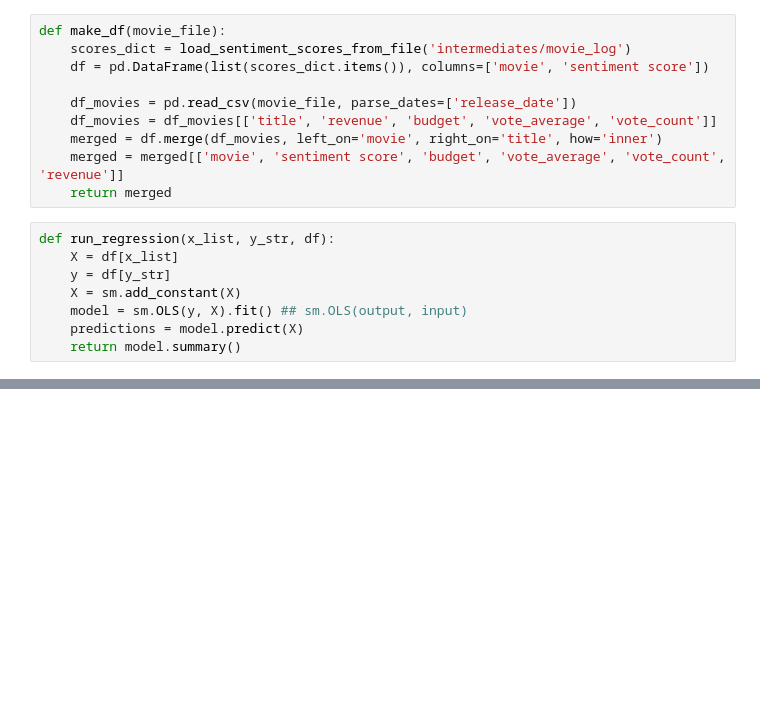
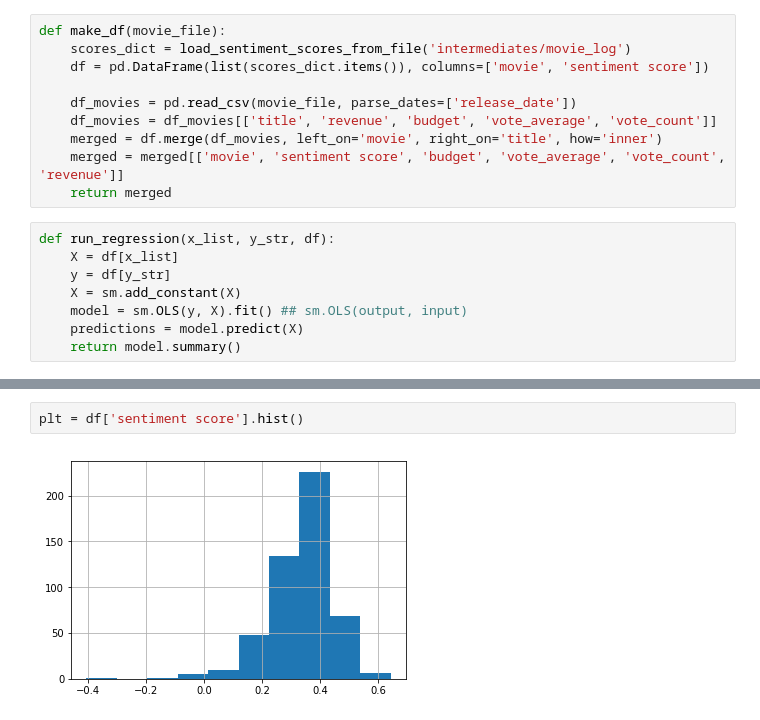
Before and after one commit to j-lei/375, a Jupyter notebook: Regression.ipynb, the cells around one changed output, grey strips where cells are left out. Cells and saved outputs as stored; diff of their text form; blank space fills up the shorter version.

```diff
--- a/Regression.ipynb
+++ b/Regression.ipynb
@@ -65,0 +97,4 @@ strong multicollinearity or other numerical problems.
+# %%
+plt = df['sentiment score'].hist()
+# %% [output]
+[figure, added]
```
Also changed, not shown: parts of 8 cells of this notebook, 1 other file.
